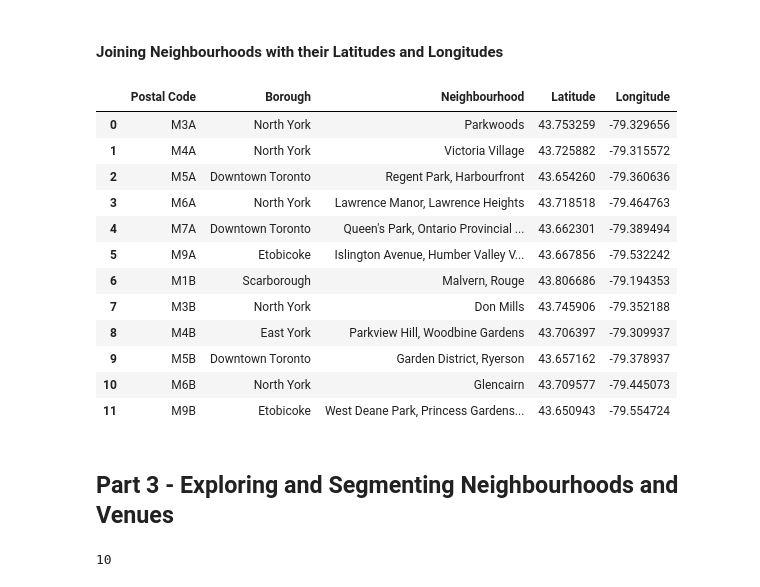
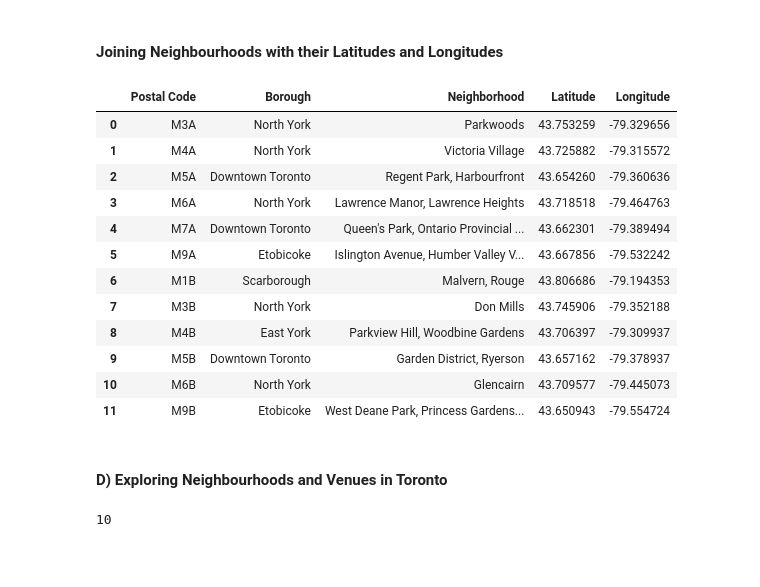
Before and after one commit to Mido-a91/The_Battle_of_Neighborhoods, a Jupyter notebook: The_Battle_of_Neighborhoods Notebook.ipynb, the cells around one changed output. Saved outputs shown, nothing was run; the diff lists cells and outputs as text; code cells hidden in the pictures; blank space fills up the shorter version.

```diff
--- a/The_Battle_of_Neighborhoods Notebook.ipynb
+++ b/The_Battle_of_Neighborhoods Notebook.ipynb
@@ -122,6 +119,8 @@ raw_data.head(10)
 | 7 | M8A | Not assigned | Not assigned |
 | 8 | M9A | Etobicoke | Islington Avenue, Humber Valley V... |
 | 9 | M1B | Scarborough | Malvern, Rouge |
+# %%
+raw_data.columns = ["Postal Code", "Borough","Neighborhood"]
 # %% [markdown]
 #### B) Filtering only valid Boroughs - Removing "Not Assigned" Boroughs
 # %%
@@ -169,10 +173,10 @@ FileNotFoundError: [Errno 2] File Geospatial_Coordinates.csv does not exist: 'Ge
 # %% [markdown]
 #### Joining Neighbourhoods with their Latitudes and Longitudes
 # %%
-neigh_with_latlong = new_data.merge(right=latlong,on='Postal Code')
-neigh_with_latlong.head(12)
+toron_with_latlong = new_data.merge(right=latlong,on='Postal Code')
+toron_with_latlong.head(12)
 # %% [output]
-|  | Postal Code | Borough | Neighbourhood | Latitude | Longitude |
+|  | Postal Code | Borough | Neighborhood | Latitude | Longitude |
 | 0 | M3A | North York | Parkwoods | 43.753259 | -79.329656 |
 | 1 | M4A | North York | Victoria Village | 43.725882 | -79.315572 |
 | 2 | M5A | Downtown Toronto | Regent Park, Harbourfront | 43.654260 | -79.360636 |
@@ -214,5 +218,5 @@ neigh_with_latlong.head(12)
 #neigh_with_latlong['Longitude'] = lon_toronto
 #neigh_with_latlong.head(12)
 # %% [markdown]
-## Part 3 - Exploring and Segmenting Neighbourhoods and Venues
+#### D) Exploring Neighbourhoods and Venues in Toronto
 # %%
```
Also changed, not shown: parts of 76 cells of this notebook, 1 other file.
